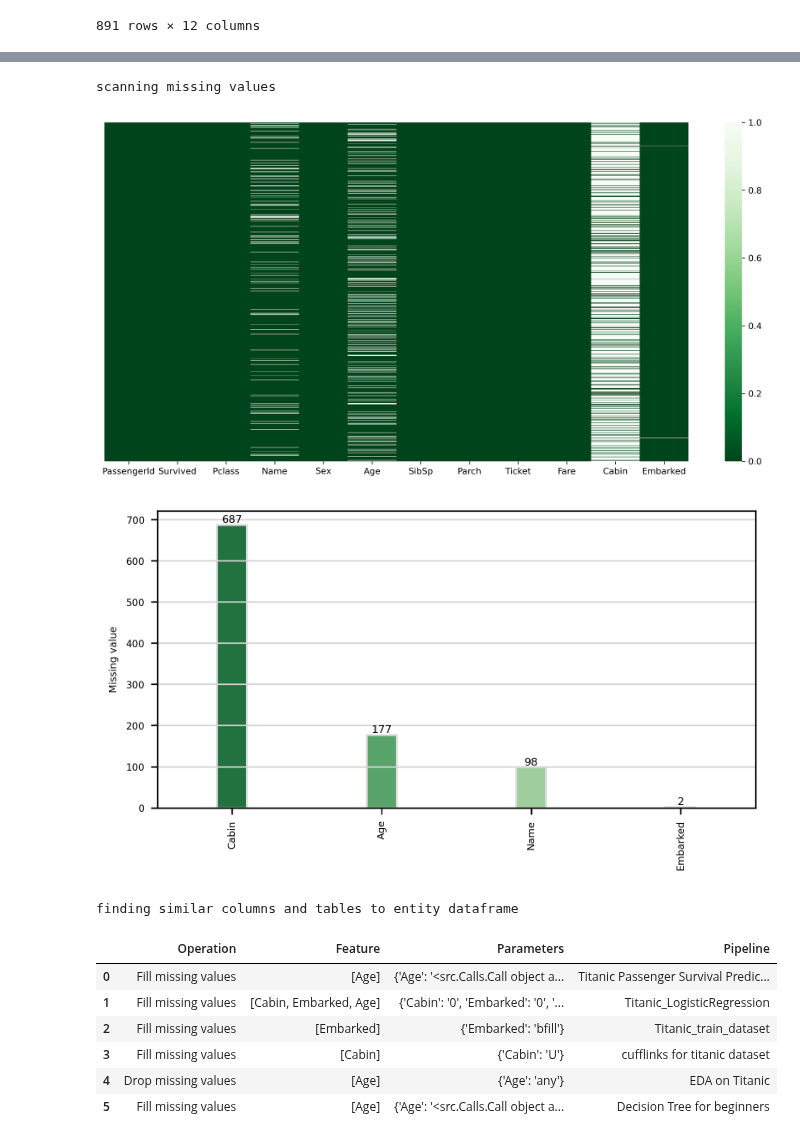
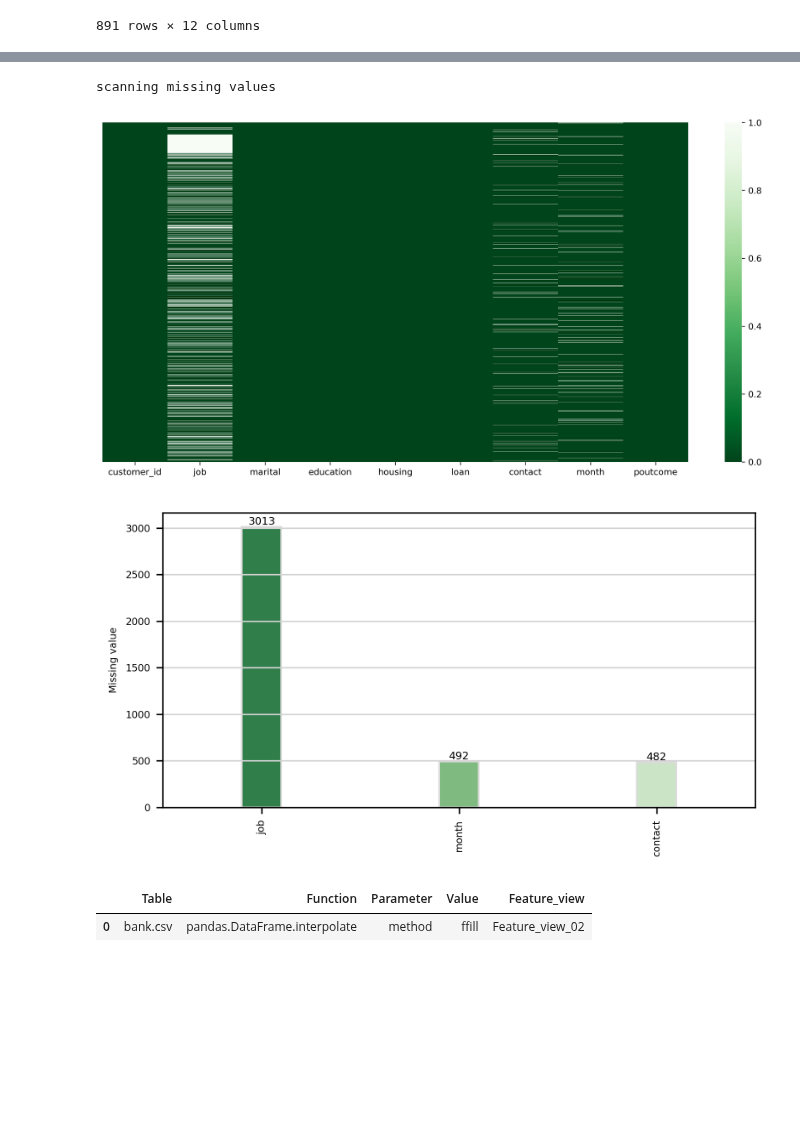
Before and after one commit to CoDS-GCS/KGFarm, a Jupyter notebook: docs/concepts/feature cleaning.ipynb, the cells around one changed output, grey strips where cells are left out. Drawn from its saved outputs; the diff is of its cells as text; code cells hidden in the pictures; blank space fills up the shorter version.

Commit message:
unify cleaning operations

```diff
--- a/docs/concepts/feature cleaning.ipynb
+++ b/docs/concepts/feature cleaning.ipynb
@@ -63,0 +74,3 @@ entity_df
+# %%
+entity_df2 = pd.read_csv('/Users/shubhamvashisth/Downloads/KGFarm_material/data_lake/bank-marketing-dataset/data/bank.csv')
+entity_df2
@@ -64,15 +91,9 @@ entity_df
 # %%
-cleaning_info = kgfarm.recommend_cleaning_operations(entity_df)
-cleaning_info
+cleaning_info2 = kgfarm.recommend_cleaning_operations(entity_df=entity_df2)
+cleaning_info2
 # %% [output]
 scanning missing values
-[figure, old version]
+[figure, new version]
-[figure, old version]
+[figure, new version]
-finding similar columns and tables to entity dataframe
-|  | Operation | Feature | Parameters | Pipeline |
-| 0 | Fill missing values | [Age] | {'Age': '<src.Calls.Call object a... | Titanic Passenger Survival Predic... |
-| 1 | Fill missing values | [Cabin, Embarked, Age] | {'Cabin': '0', 'Embarked': '0', '... | Titanic_LogisticRegression |
-| 2 | Fill missing values | [Embarked] | {'Embarked': 'bfill'} | Titanic_train_dataset |
-| 3 | Fill missing values | [Cabin] | {'Cabin': 'U'} | cufflinks for titanic dataset |
-| 4 | Drop missing values | [Age] | {'Age': 'any'} | EDA on Titanic |
-| 5 | Fill missing values | [Age] | {'Age': '<src.Calls.Call object a... | Decision Tree for beginners |
+|  | Table | Function | Parameter | Value | Feature_view |
+| 0 | bank.csv | pandas.DataFrame.interpolate | method | ffill | Feature_view_02 |
```
Also changed, not shown: parts of 9 cells of this notebook, 3 other files.
